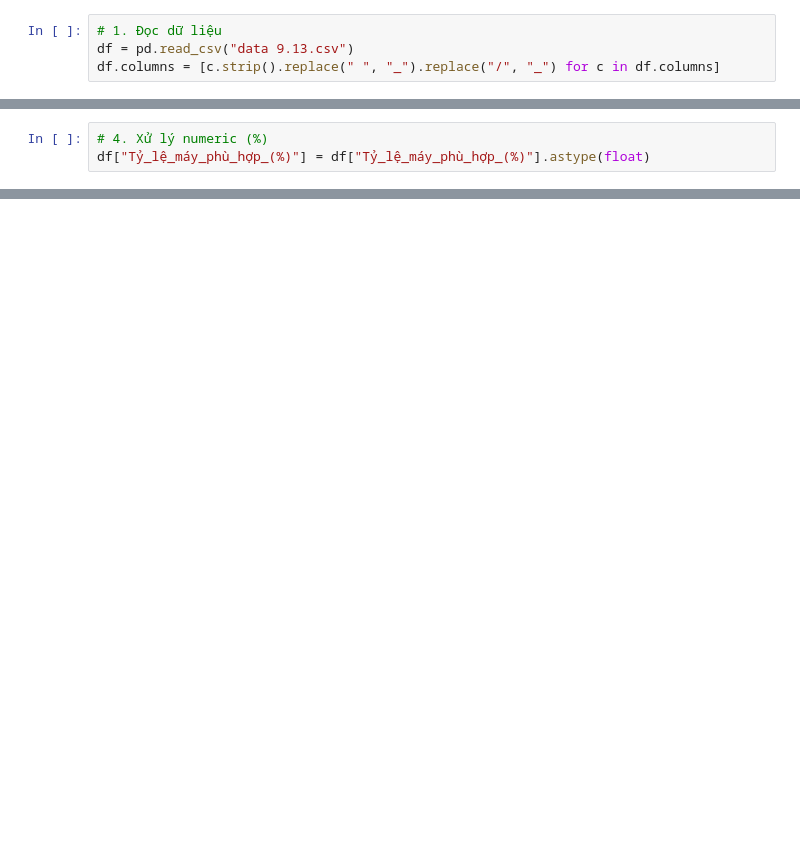
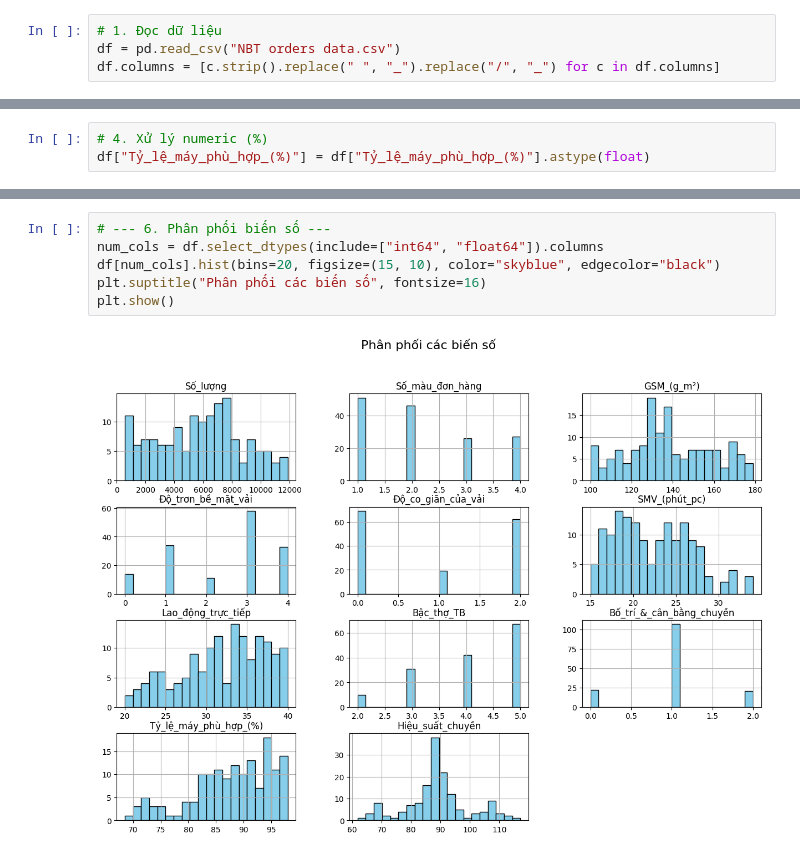
Before and after one commit to OneSun02/Du-Bao-Hieu-Suat-Chuyen-May, a Jupyter notebook: Hieu-suat-chuyen-may.ipynb, the cells around one changed output, grey strips where cells are left out. Saved outputs shown, nothing was run; the diff lists cells and outputs as text; blank space fills up the shorter version.

```diff
--- a/Hieu-suat-chuyen-may.ipynb
+++ b/Hieu-suat-chuyen-may.ipynb
@@ -18,6 +22,6 @@ from catboost import CatBoostRegressor
 # %%
 # 1. Đọc dữ liệu
-df = pd.read_csv("data 9.13.csv")
+df = pd.read_csv("NBT orders data.csv")
 df.columns = [c.strip().replace(" ", "_").replace("/", "_") for c in df.columns]
 # %%
 # 2. Target numeric (Hiệu suất chuyền %)
@@ -39,0 +68,8 @@ df["Tỷ_lệ_máy_phù_hợp_(%)"] = df["Tỷ_lệ_máy_phù_hợp_(%)"].astype
+# %%
+# --- 6. Phân phối biến số ---
+num_cols = df.select_dtypes(include=["int64", "float64"]).columns
+df[num_cols].hist(bins=20, figsize=(15, 10), color="skyblue", edgecolor="black")
+plt.suptitle("Phân phối các biến số", fontsize=16)
+plt.show()
+# %% [output]
+[figure, added]
```
Also changed, not shown: parts of 16 cells of this notebook.
